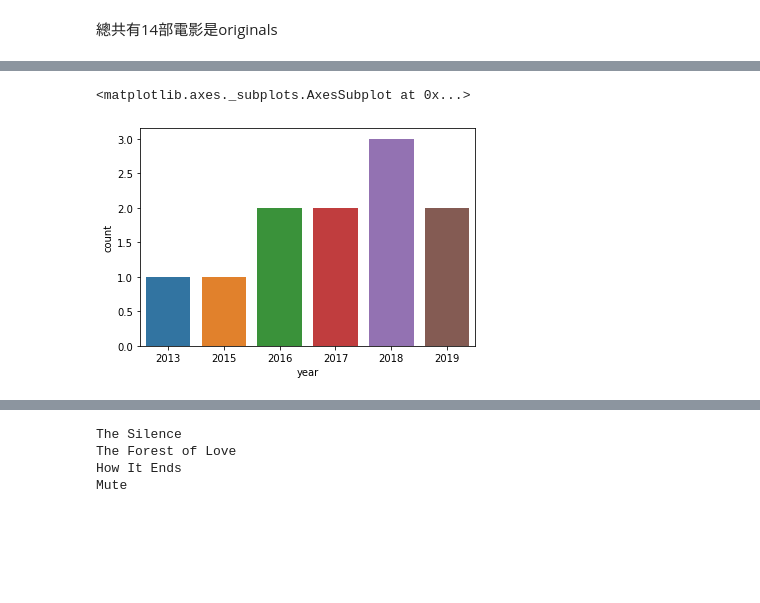
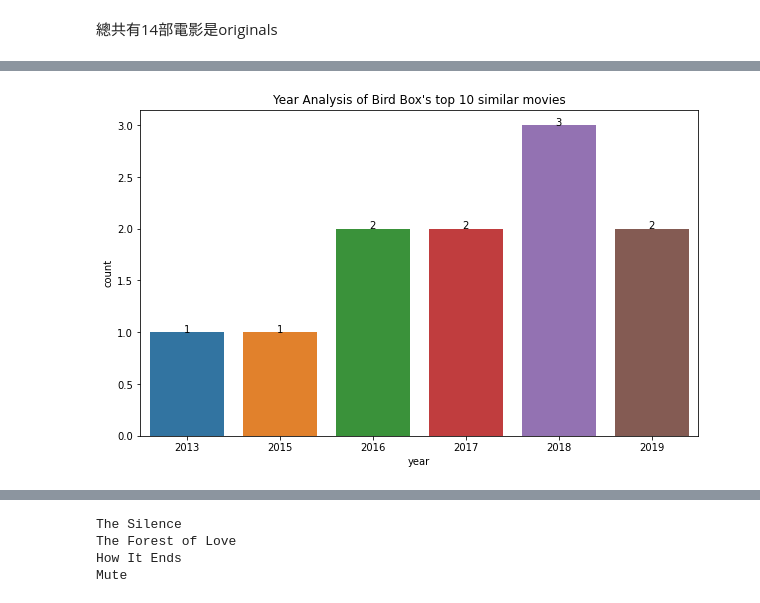
Before and after one commit to hsi-cy/dissertation, a Jupyter notebook: dissertation_v3.ipynb, the cells around one changed output, grey strips where cells are left out. Saved outputs shown, nothing was run; the diff lists cells and outputs as text; code cells hidden in the pictures; blank space fills up the shorter version.

```diff
--- a/dissertation_v3.ipynb
+++ b/dissertation_v3.ipynb
@@ -288,5 +277,0 @@ mv01_year = mv01_year.astype(int).sort_values(by='year')
-# %%
-sns.barplot(x='year', y='count', data=mv01_year)
-# %% [output]
-<matplotlib.axes._subplots.AxesSubplot at 0x...>
-[figure, removed]
@@ -293 +296,21 @@ sns.barplot(x='year', y='count', data=mv01_year)
+# %%
+def year_analysis(df, save=False, title=None):
+    title = df.title.tolist()[0]
+    year = pd.DataFrame()
+    year['year'] = df.year.value_counts().index.tolist()
+    year['count'] = df.year.value_counts().tolist()
+    year = year.astype(int).sort_values(by='year')
+    fig, ax = plt.subplots(figsize=(10,6))
+    sns.barplot(x='year', y='count', data=year, ax=ax)
+    show_values_on_bars(ax)
+    ax.set_title(f"Year Analysis of {title}'s top 10 similar movies")
+    plt.show()
+
+    if save==True:
+        fileName = input()
+        plt.savefig(fileName+'.png')
+# %%
+year_analysis(mv01)
+# %% [output]
+[figure, added]
 # %%
```
Also changed, not shown: parts of 13 cells of this notebook.
